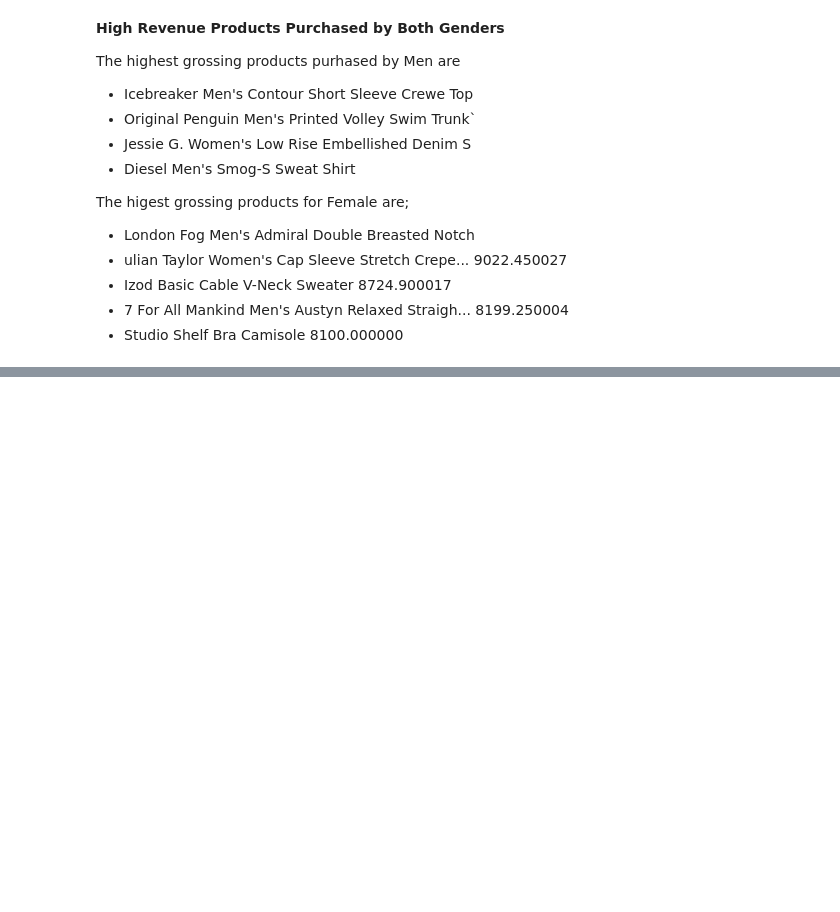
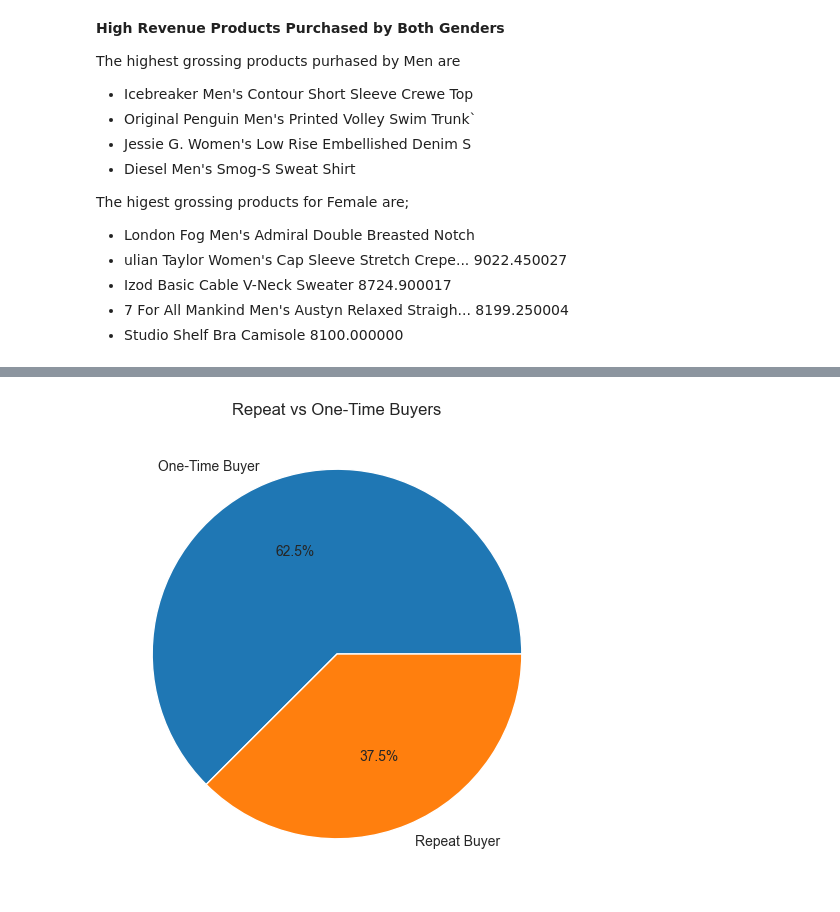
Before and after one commit to JuliusFemi/Capstone_project, a Jupyter notebook: code.ipynb, the cells around one changed output, grey strips where cells are left out. Saved outputs shown, nothing was run; the diff lists cells and outputs as text; code cells hidden in the pictures; blank space fills up the shorter version.

```diff
--- a/code.ipynb
+++ b/code.ipynb
@@ -1476,0 +1543,9 @@ top_products_male_stats
+# %%
+# Pie Chart
+plt.figure(figsize=(6,6))
+plt.pie(buyer_counts['count'], labels=buyer_counts['buyer_type'], autopct='%1.1f%%')
+plt.title('Repeat vs One-Time Buyers')
+plt.savefig('Graphs/pie_repeat_customers.png')
+plt.show()
+# %% [output]
+[figure, added]
```
Also changed, not shown: parts of 55 cells of this notebook, 10 other files.
